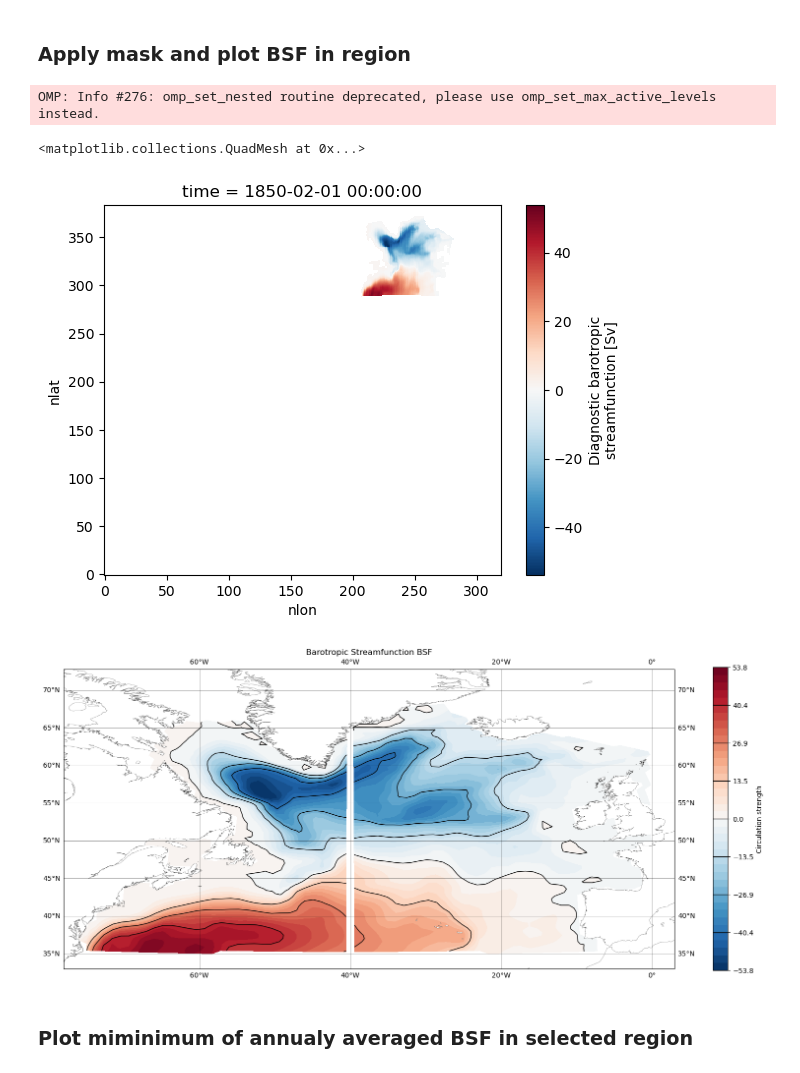
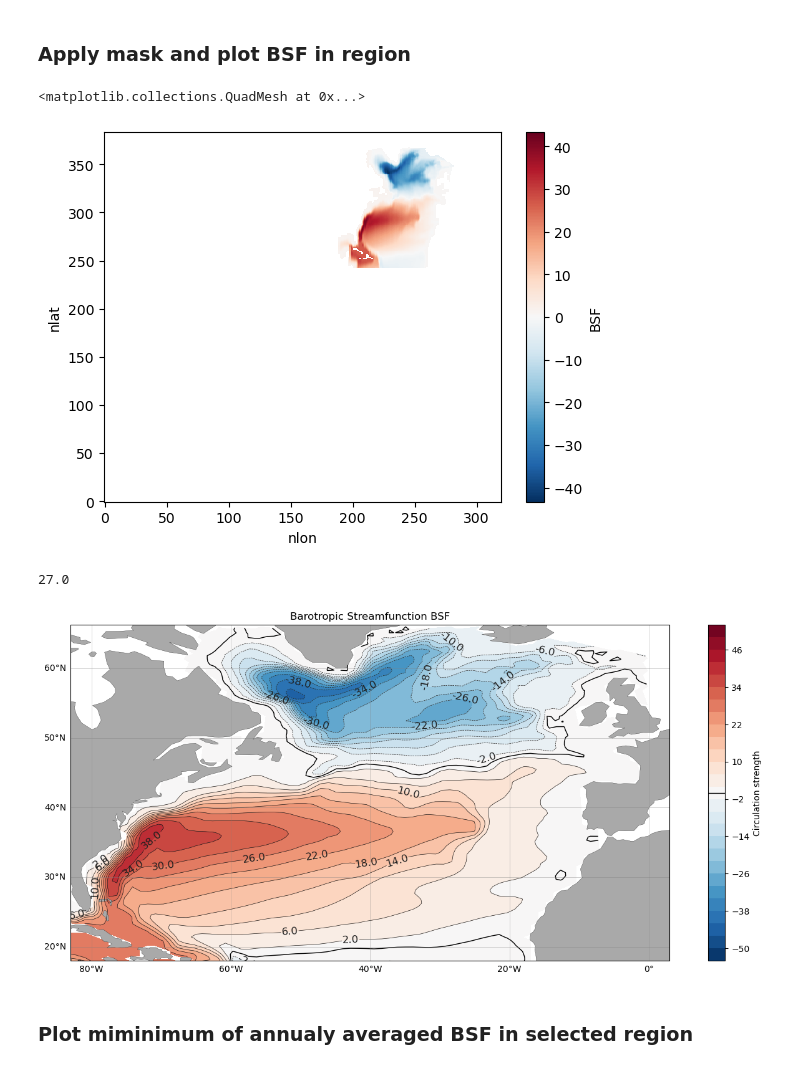
Before and after one commit to inagler/current, a Jupyter notebook: BarotropicStreamfunction.ipynb, the cells around one changed output. Cells and saved outputs as stored; diff of their text form; code cells hidden in the pictures.

```diff
--- a/BarotropicStreamfunction.ipynb
+++ b/BarotropicStreamfunction.ipynb
@@ -60,7 +60,7 @@ ds_bsf.BSF.isel(time=0).plot()
 grid_name = 'POP_gx1v7'
 region_defs = {
     'SubpolarAtlantic':[
-        {'match': {'REGION_MASK': [6]}, 'bounds': {'TLAT': [45.0, 66.0], 'TLONG': [280.0, 360.0]}}
+        {'match': {'REGION_MASK': [6]}, 'bounds': {'TLAT': [15.0, 66.0], 'TLONG': [260.0, 360.0]}}
     ],
     'LabradorSea': [
         {'match': {'REGION_MASK': [8]}, 'bounds': {'TLAT': [45.0, 66.0]}}
@@ -70,50 +70,66 @@ mask3d = pop_tools.region_mask_3d(grid_name,
                                   mask_name='Subpolar Gyre')
 mask3d = mask3d.sum('region')
 ds = ds_bsf.where(mask3d == 1)
-# %% [output]
-OMP: Info #276: omp_set_nested routine deprecated, please use omp_set_max_active_levels instead.
 # %%
 # to center plot roll by 80° longitude
-ds.BSF.isel(time=0).roll(nlon=-80).plot()
+ds.BSF.isel(time=slice(0,30)).mean('time').roll(nlon=-80).plot()
 # %% [output]
 <matplotlib.collections.QuadMesh at 0x...>
-[figure, old version]
+[figure, new version]
+# %%
+54/2
+# %% [output]
+27.0
 # %%
 # set kwargs
 crs = cartopy.crs.PlateCarree()
 
-vmin = -np.max(np.abs(ds.BSF.isel(time=0)))  # Set vmin to the negative maximum value
-vmax = np.max(np.abs(ds.BSF.isel(time=0)))   # Set vmax to the positive maximum value
+#vmin = -np.max(np.abs(ds.BSF.isel(time=0)))  # Set vmin to the negative maximum value
+#vmax = np.max(np.abs(ds.BSF.isel(time=0)))   # Set vmax to the positive maximum value
 
-levels = np.linspace(vmin, vmax, 41)
+vmin = -54
+vmax = 54
+
+
+levels = np.linspace(vmin, vmax, 28)
 #cmap = cmo.balance
 cmap = 'RdBu_r'
-extent = [-78, 3, 33, 68]
+extent = [-83, 3, 18, 59]
 norm = mpl.colors.Normalize(vmin=vmin, vmax=vmax)
-nature_coast = cartopy.feature.NaturalEarthFeature('physical', 'land', '10m',linewidth=0.2, edgecolor='black', facecolor='white')
+nature_coast = cartopy.feature.NaturalEarthFeature('physical', 'land', '110m',linewidth=0.2, edgecolor='black', facecolor='darkgray')
 title = 'Barotropic Streamfunction BSF'
-save_name = 'BSF.png'
+path = '/home/innag3580/phase1_CONDA/results/'
+save_name = 'NA_BSF.png'
 
-fig = plt.figure(figsize=(20,8))
+fig = plt.figure(figsize=(16,7))
 ax = plt.axes(projection=crs)
 land = ax.add_feature(nature_coast)
-ax.gridlines(crs=crs, linewidth=0.5, color='black', alpha=0.5, linestyle='-', draw_labels=True)
+
+# Adjust gridlines to show labels only at the bottom and left
+ax.gridlines(crs=crs, linewidth=0.5, color='gray', alpha=0.5, linestyle='-', draw_labels={'bottom': True, 'left': True, 'right': False, 'top': False, 'fontsize': 22})
+
 ax.set_extent(extent)
-ax.set_title(title[j], fontsize=16)
+ax.set_title(title, fontsize=22)
 # plot map
-cf = ax.contourf(ds.TLONG, ds.TLAT, ds.BSF.isel(time=0), levels=levels, cmap = cmap, norm = norm)
+cf = ax.contourf(ds.TLONG.roll(nlon=-80), ds.TLAT.roll(nlon=-80), ds.BSF.isel(time=slice(0,30)).mean('time').roll(nlon=-80), levels=levels, cmap = cmap, norm = norm)
 # plot contours
-cf2 = ax.contour(ds.TLONG, ds.TLAT, ds.BSF.isel(time=0), levels=levels[::5], colors=['k',],linewidths=1, linestyles='solid')
+cf2 = ax.contour(ds.TLONG.roll(nlon=-80), ds.TLAT.roll(nlon=-80), ds.BSF.isel(time=slice(0,30)).mean('time').roll(nlon=-80), levels=levels, colors=['#202020',],linewidths=0.5)#, linestyles='solid')
+ax.clabel(cf2, inline=True, fontsize=12, fmt='%1.1f')  # Add labels to existing contour lines
+# contour line for 0 contour in black
+cf_zero_contour = ax.contour(ds.TLONG.roll(nlon=-80), ds.TLAT.roll(nlon=-80), ds.BSF.isel(time=slice(0,30)).mean('time').roll(nlon=-80), levels=[0], colors=['black'], linewidths=1, linestyles='solid')
+
 # plot colorbaar
 cbar = fig.colorbar(cf, ax=ax)
 cbar.ax.set_ylabel('Circulation strength')
-# Add the contour line levels to the colorbar
+# Combine the existing and new contour lines in the colorbar
 cbar.add_lines(cf2)
+cbar.add_lines(cf_zero_contour)
 plt.title(title)
-plt.show()
-#plt.savefig(path+save_name[j], bbox_inches='tight')
+
+#plt.show()
+plt.savefig(path+save_name, bbox_inches='tight')
 # %% [output]
-[figure, old version]
+[figure, new version]
 # %% [markdown]
 ### Plot miminimum of annualy averaged BSF in selected region
 # %%
```
Also changed, not shown: 3 other files.
